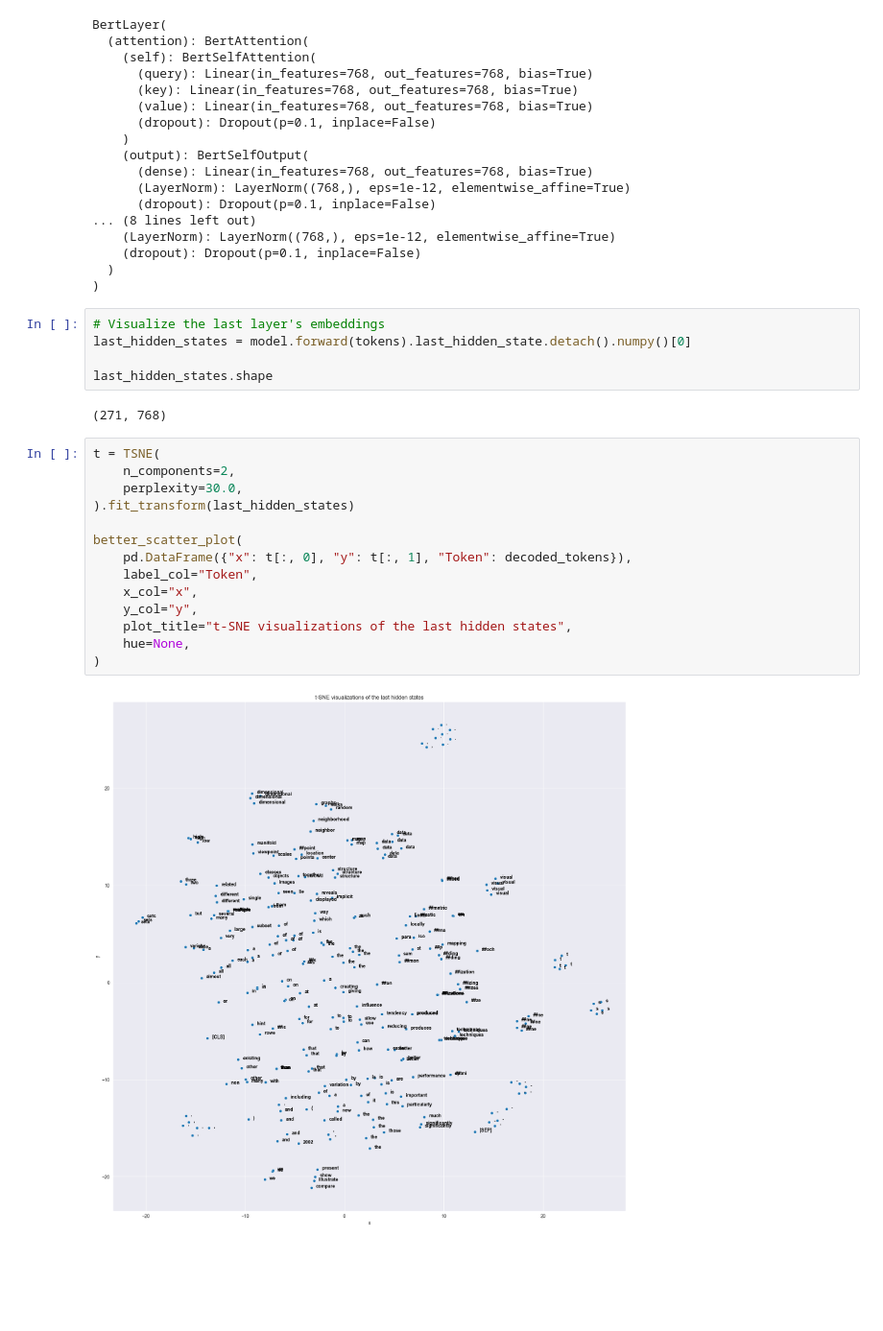
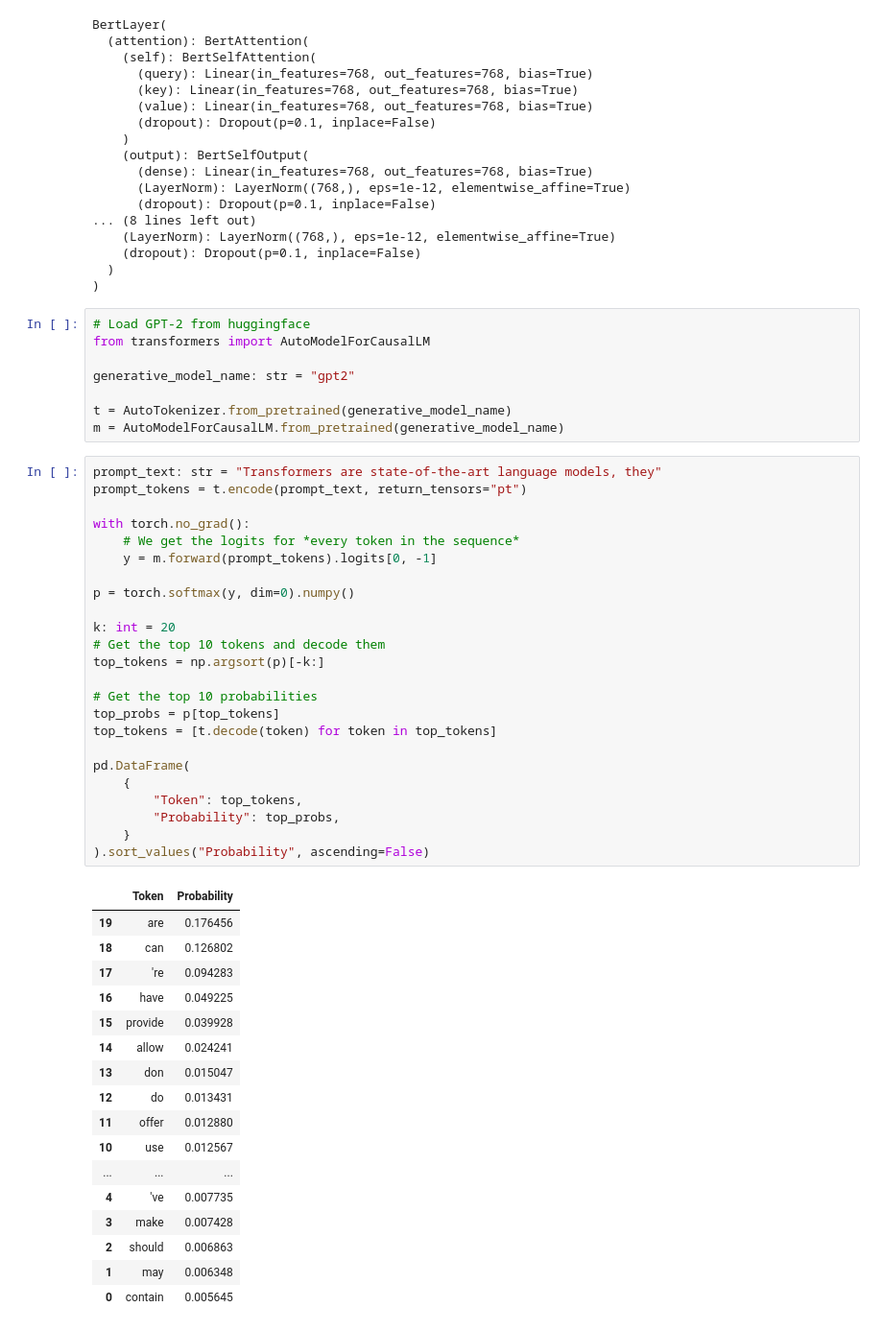
Before and after one commit to data-stepper/latex-university-shit, a Jupyter notebook: Presentations/transformers/transformers-presentation.ipynb, the cells around one changed output. Shown at 96% size. Drawn from its saved outputs; the diff is of its cells as text; blank space fills up the shorter version.

```diff
--- a/Presentations/transformers/transformers-presentation.ipynb
+++ b/Presentations/transformers/transformers-presentation.ipynb
@@ -261,26 +267,53 @@ BertLayer(
     (dropout): Dropout(p=0.1, inplace=False)
   )
 )
-# %%
-# Visualize the last layer's embeddings
-last_hidden_states = model.forward(tokens).last_hidden_state.detach().numpy()[0]
-
-last_hidden_states.shape
-# %% [output]
-(271, 768)
-# %%
-t = TSNE(
-    n_components=2,
-    perplexity=30.0,
-).fit_transform(last_hidden_states)
-
-better_scatter_plot(
-    pd.DataFrame({"x": t[:, 0], "y": t[:, 1], "Token": decoded_tokens}),
-    label_col="Token",
-    x_col="x",
-    y_col="y",
-    plot_title="t-SNE visualizations of the last hidden states",
-    hue=None,
-)
-# %% [output]
-[figure, removed]
+# %%
+# Load GPT-2 from huggingface
+from transformers import AutoModelForCausalLM
+
+generative_model_name: str = "gpt2"
+
+t = AutoTokenizer.from_pretrained(generative_model_name)
+m = AutoModelForCausalLM.from_pretrained(generative_model_name)
+# %%
+prompt_text: str = "Transformers are state-of-the-art language models, they"
+prompt_tokens = t.encode(prompt_text, return_tensors="pt")
+
+with torch.no_grad():
+    # We get the logits for *every token in the sequence*
+    y = m.forward(prompt_tokens).logits[0, -1]
+
+p = torch.softmax(y, dim=0).numpy()
+
+k: int = 20
+# Get the top 10 tokens and decode them
+top_tokens = np.argsort(p)[-k:]
+
+# Get the top 10 probabilities
+top_probs = p[top_tokens]
+top_tokens = [t.decode(token) for token in top_tokens]
+
+pd.DataFrame(
+    {
+        "Token": top_tokens,
+        "Probability": top_probs,
+    }
+).sort_values("Probability", ascending=False)
+# %% [output]
+|  | Token | Probability |
+| 19 | are | 0.176456 |
+| 18 | can | 0.126802 |
+| 17 | 're | 0.094283 |
+| 16 | have | 0.049225 |
+| 15 | provide | 0.039928 |
+| 14 | allow | 0.024241 |
+| 13 | don | 0.015047 |
+| 12 | do | 0.013431 |
+| 11 | offer | 0.012880 |
+| 10 | use | 0.012567 |
+| ... | ... | ... |
+| 4 | 've | 0.007735 |
+| 3 | make | 0.007428 |
+| 2 | should | 0.006863 |
+| 1 | may | 0.006348 |
+| 0 | contain | 0.005645 |
```
Also changed, not shown: parts of 2 cells of this notebook, 2 other files.
